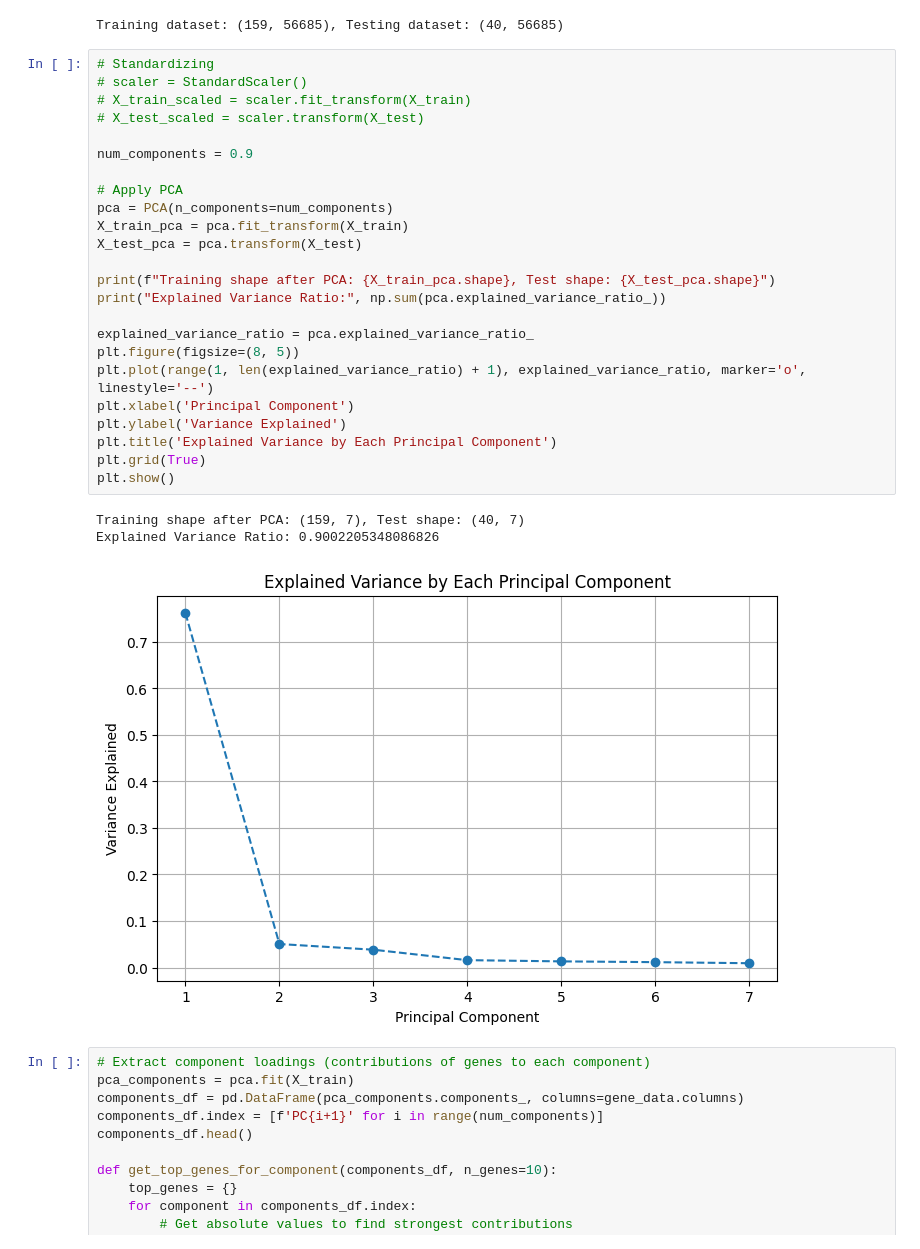
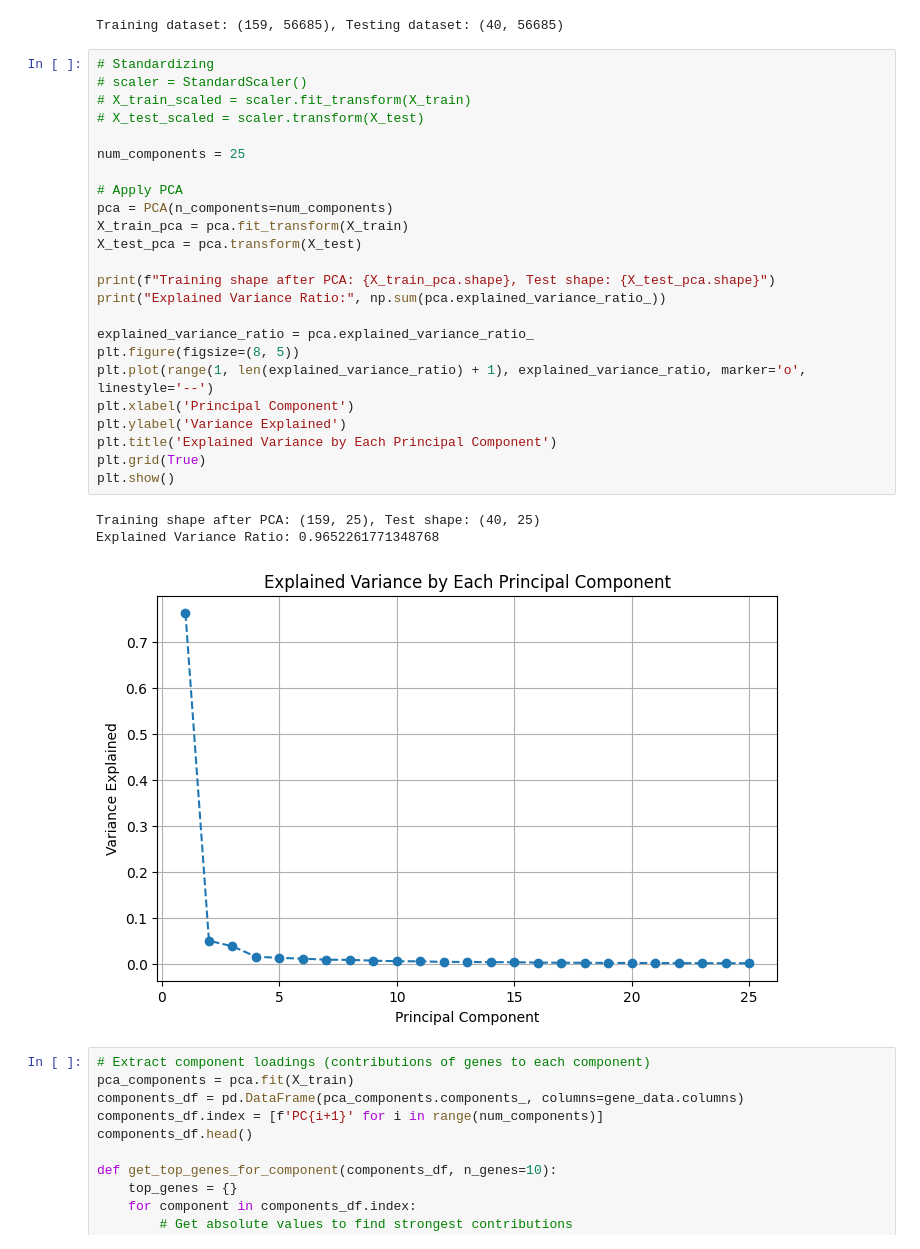
Before and after one commit to Kitiyaparnnn/NSCLC, a Jupyter notebook: train.ipynb, the cells around one changed output. Cells and saved outputs as stored; diff of their text form.

```diff
--- a/train.ipynb
+++ b/train.ipynb
@@ -58,31 +58,31 @@ Training dataset: (159, 56685), Testing dataset: (40, 56685)
 # %%
 # Standardizing
 # scaler = StandardScaler()
 # X_train_scaled = scaler.fit_transform(X_train)
 # X_test_scaled = scaler.transform(X_test)
 
-num_components = 0.9
+num_components = 25
 
 # Apply PCA
 pca = PCA(n_components=num_components)
 X_train_pca = pca.fit_transform(X_train)
 X_test_pca = pca.transform(X_test)
 
 print(f"Training shape after PCA: {X_train_pca.shape}, Test shape: {X_test_pca.shape}")
 print("Explained Variance Ratio:", np.sum(pca.explained_variance_ratio_))
 
 explained_variance_ratio = pca.explained_variance_ratio_
 plt.figure(figsize=(8, 5))
 plt.plot(range(1, len(explained_variance_ratio) + 1), explained_variance_ratio, marker='o', linestyle='--')
 plt.xlabel('Principal Component')
 plt.ylabel('Variance Explained')
 plt.title('Explained Variance by Each Principal Component')
 plt.grid(True)
 plt.show()
 # %% [output]
-Training shape after PCA: (159, 7), Test shape: (40, 7)
-Explained Variance Ratio: 0.9002205348086826
+Training shape after PCA: (159, 25), Test shape: (40, 25)
+Explained Variance Ratio: 0.9652261771348768
-[figure, old version]
+[figure, new version]
 # %%
 # Extract component loadings (contributions of genes to each component)
 pca_components = pca.fit(X_train)
```
Also changed, not shown: parts of 15 cells of this notebook.
